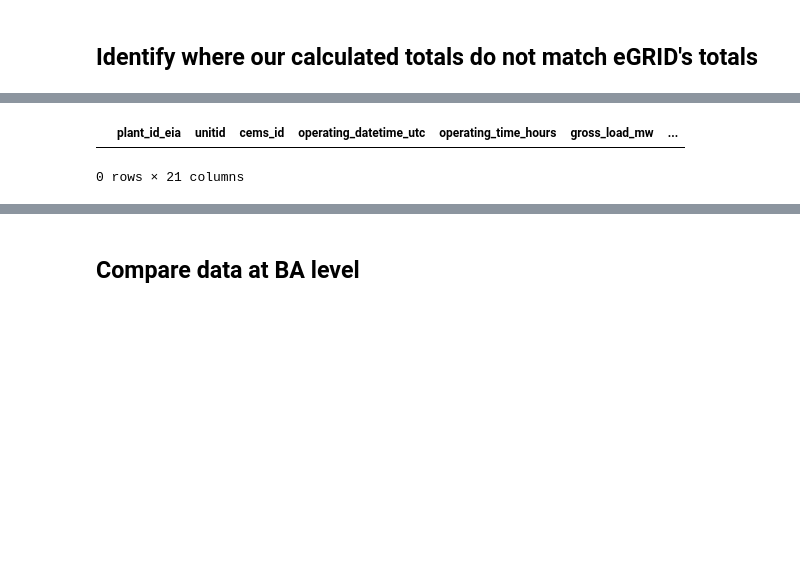
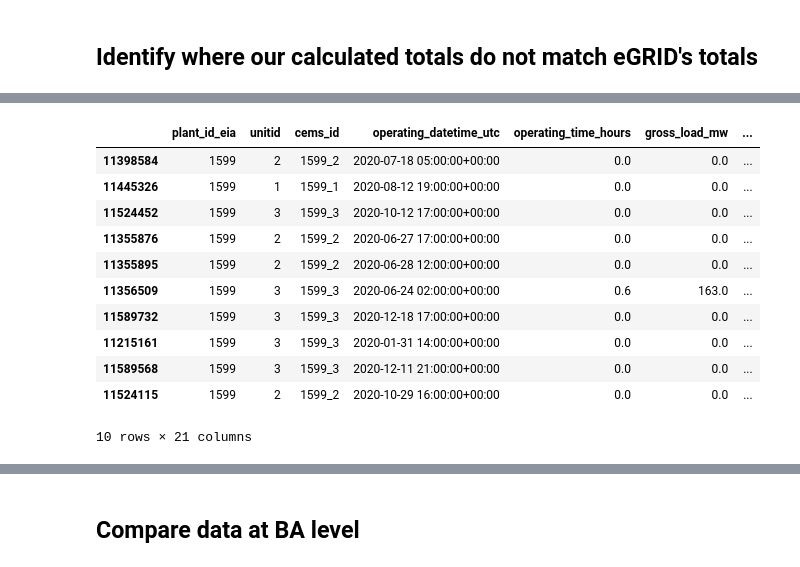
Before and after one commit to singularity-energy/open-grid-emissions, a Jupyter notebook: notebooks/data_pipeline.ipynb, the cells around one changed output, grey strips where cells are left out. Saved outputs shown, nothing was run; the diff lists cells and outputs as text; code cells hidden in the pictures; blank space fills up the shorter version.

```diff
--- a/notebooks/data_pipeline.ipynb
+++ b/notebooks/data_pipeline.ipynb
@@ -645,7 +713,17 @@ cems_unit_monthly[cems_unit_monthly['plant_id_eia'] == 50933]
 # %%
-cems[cems['plant_id_eia'] == 50933]
+cems[cems['plant_id_eia'] == 1599].sample(10)
 # %% [output]
 |  | plant_id_eia | unitid | cems_id | operating_datetime_utc | operating_time_hours | gross_load_mw | ... |
+| 11398584 | 1599 | 2 | 1599_2 | 2020-07-18 05:00:00+00:00 | 0.0 | 0.0 | ... |
+| 11445326 | 1599 | 1 | 1599_1 | 2020-08-12 19:00:00+00:00 | 0.0 | 0.0 | ... |
+| 11524452 | 1599 | 3 | 1599_3 | 2020-10-12 17:00:00+00:00 | 0.0 | 0.0 | ... |
+| 11355876 | 1599 | 2 | 1599_2 | 2020-06-27 17:00:00+00:00 | 0.0 | 0.0 | ... |
+| 11355895 | 1599 | 2 | 1599_2 | 2020-06-28 12:00:00+00:00 | 0.0 | 0.0 | ... |
+| 11356509 | 1599 | 3 | 1599_3 | 2020-06-24 02:00:00+00:00 | 0.6 | 163.0 | ... |
+| 11589732 | 1599 | 3 | 1599_3 | 2020-12-18 17:00:00+00:00 | 0.0 | 0.0 | ... |
+| 11215161 | 1599 | 3 | 1599_3 | 2020-01-31 14:00:00+00:00 | 0.0 | 0.0 | ... |
+| 11589568 | 1599 | 3 | 1599_3 | 2020-12-11 21:00:00+00:00 | 0.0 | 0.0 | ... |
+| 11524115 | 1599 | 2 | 1599_2 | 2020-10-29 16:00:00+00:00 | 0.0 | 0.0 | ... |
-0 rows × 21 columns
+10 rows × 21 columns
 # %%
 cems_plant_annual[cems_plant_annual['plant_id_eia'] == 10867]
```
Also changed, not shown: parts of 31 cells of this notebook, 5 other files.
